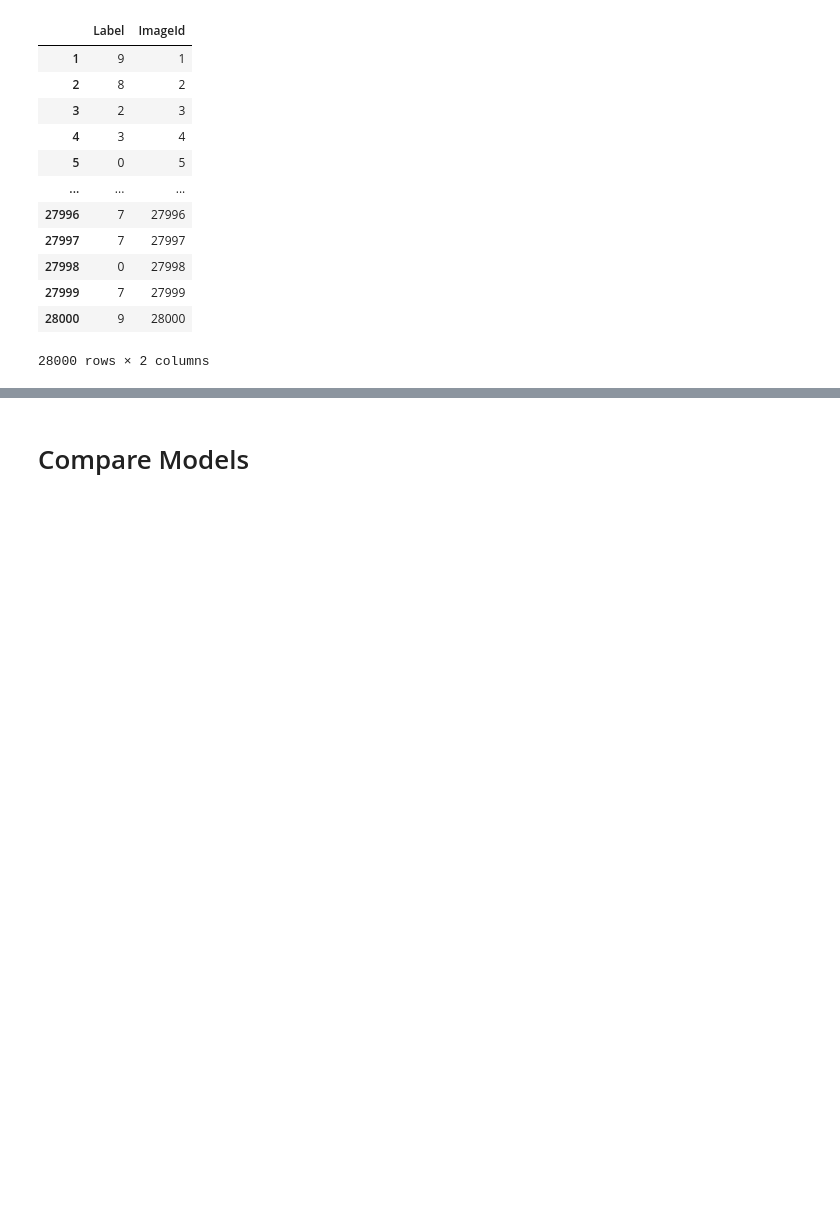
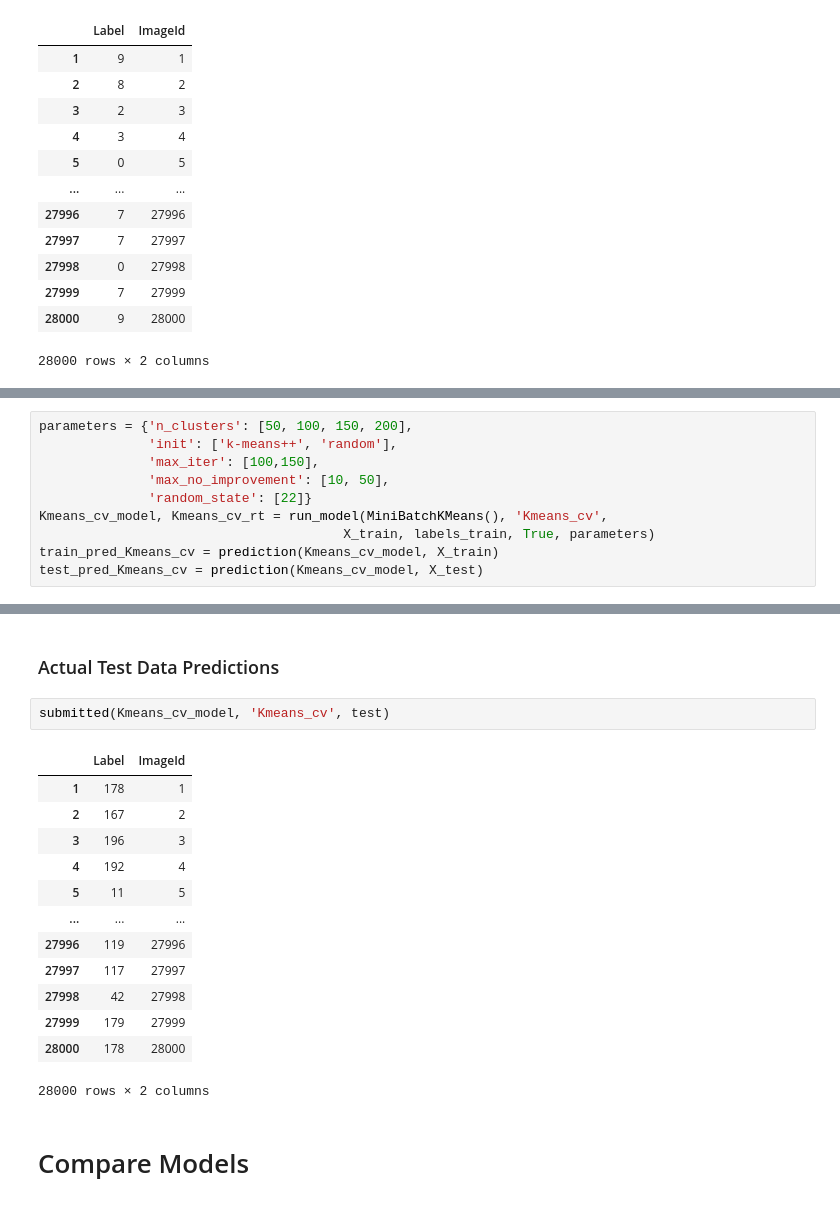
Before and after one commit to oimartin/MNIST_Digit_Recognizer, a Jupyter notebook: digits_notebook.ipynb, the cells around one changed output, grey strips where cells are left out. Cells and saved outputs as stored; diff of their text form; blank space fills up the shorter version.

Commit message:
added kmeans cv

```diff
--- a/digits_notebook.ipynb
+++ b/digits_notebook.ipynb
@@ -629,0 +573,10 @@ submitted(Kmeans_model, 'Kmeans', test)
+# %%
+parameters = {'n_clusters': [50, 100, 150, 200],
+              'init': ['k-means++', 'random'],
+              'max_iter': [100,150],
+              'max_no_improvement': [10, 50],
+              'random_state': [22]}
+Kmeans_cv_model, Kmeans_cv_rt = run_model(MiniBatchKMeans(), 'Kmeans_cv',
+                                       X_train, labels_train, True, parameters)
+train_pred_Kmeans_cv = prediction(Kmeans_cv_model, X_train)
+test_pred_Kmeans_cv = prediction(Kmeans_cv_model, X_test)
@@ -630,3 +649,21 @@ submitted(Kmeans_model, 'Kmeans', test)
+# %% [markdown]
+### Actual Test Data Predictions
+# %%
+submitted(Kmeans_cv_model, 'Kmeans_cv', test)
+# %% [output]
+|  | Label | ImageId |
+| 1 | 178 | 1 |
+| 2 | 167 | 2 |
+| 3 | 196 | 3 |
+| 4 | 192 | 4 |
+| 5 | 11 | 5 |
+| ... | ... | ... |
+| 27996 | 119 | 27996 |
+| 27997 | 117 | 27997 |
+| 27998 | 42 | 27998 |
+| 27999 | 179 | 27999 |
+| 28000 | 178 | 28000 |
+28000 rows × 2 columns
 # %% [markdown]
 # Compare Models
 # %%
```
Also changed, not shown: parts of 19 cells of this notebook.
